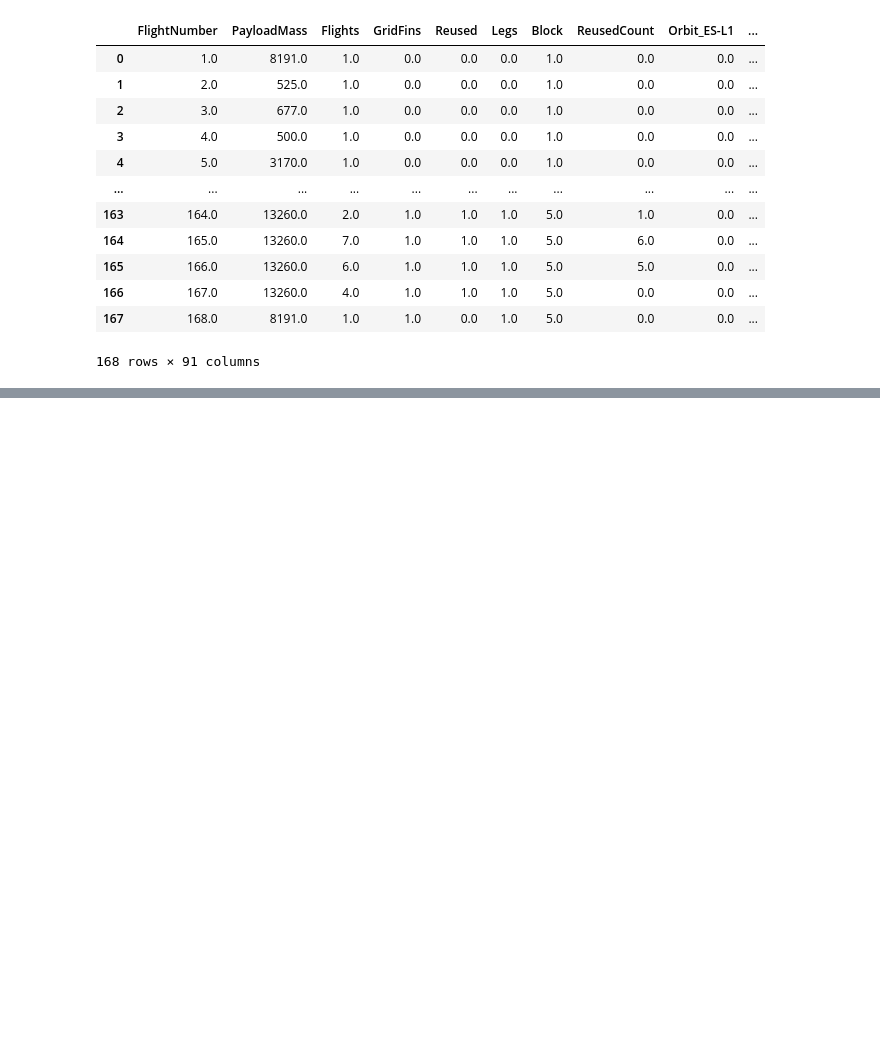
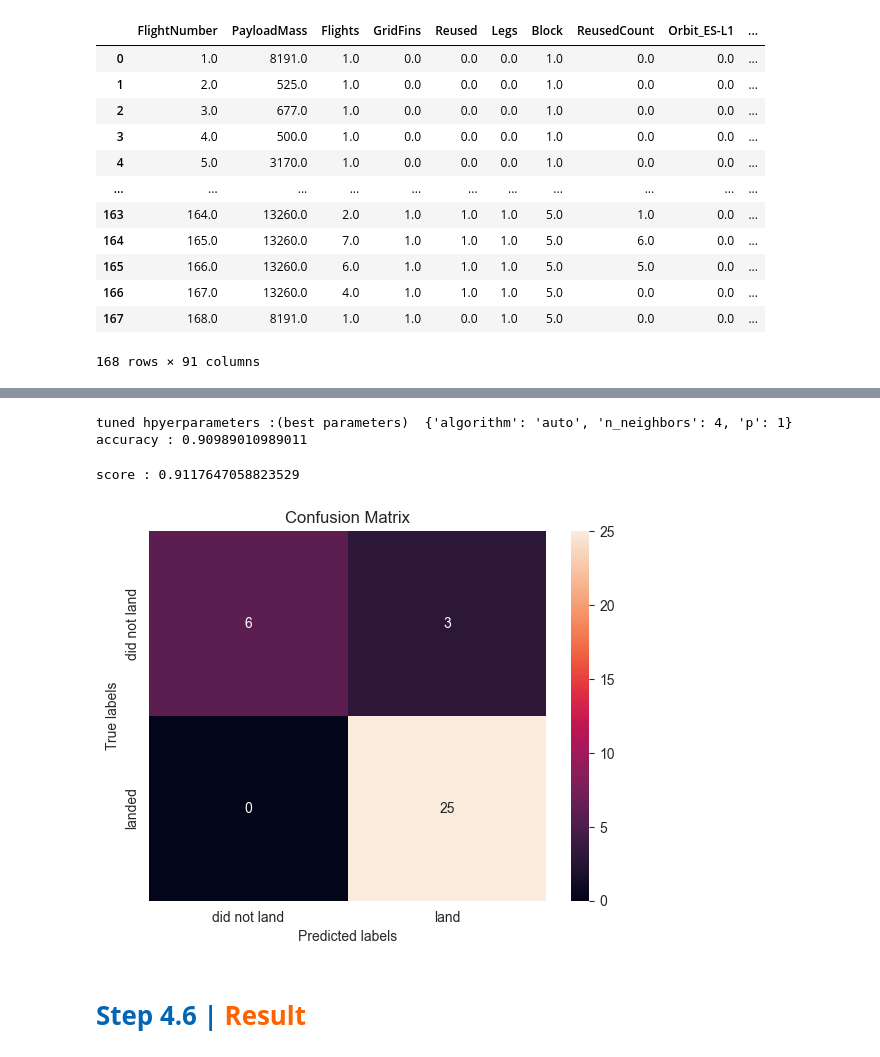
Before and after one commit to NimaPourmoradi/SpaceX_Falcone9, a Jupyter notebook: SpaceX.ipynb, the cells around one changed output, grey strips where cells are left out. Drawn from its saved outputs; the diff is of its cells as text; code cells hidden in the pictures; blank space fills up the shorter version.

```diff
--- a/SpaceX.ipynb
+++ b/SpaceX.ipynb
@@ -531,0 +757,27 @@ features_one_hot.astype(float)
+# %%
+parameters = {'n_neighbors': [1, 2, 3, 4, 5, 6, 7, 8, 9, 10],
+              'algorithm': ['auto', 'ball_tree', 'kd_tree', 'brute'],
+              'p': [1,2]}
+
+KNN = KNeighborsClassifier()
+
+knn_cv = GridSearchCV(estimator=KNN, cv=10, param_grid=parameters).fit(X_train, Y_train)
+
+print("tuned hpyerparameters :(best parameters) ",knn_cv.best_params_)
+print("accuracy :",knn_cv.best_score_)
+# %% [output]
+tuned hpyerparameters :(best parameters)  {'algorithm': 'auto', 'n_neighbors': 4, 'p': 1}
+accuracy : 0.90989010989011
+# %%
+knn_cv_score = knn_cv.score(X_test, Y_test)
+print("score :",knn_cv_score)
+# %% [output]
+score : 0.9117647058823529
+# %%
+yhat = knn_cv.predict(X_test)
+plot_confusion_matrix(Y_test,yhat)
+# %% [output]
+[figure, added]
+# %% [markdown]
+<a id="result"></a>
+# <b><span style="color:#0266b7">Step 4.6 | </span><span style="color:#ff6200">Result </span></b>
```
Also changed, not shown: parts of 49 cells of this notebook.
